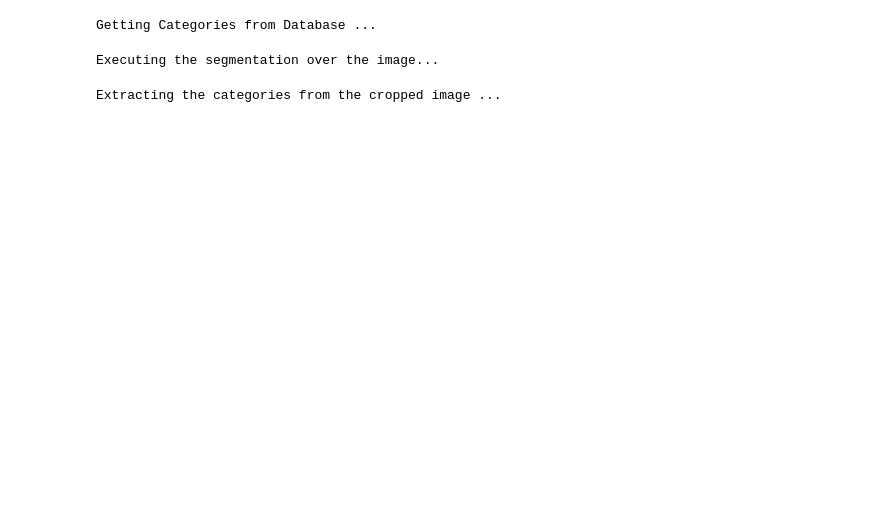
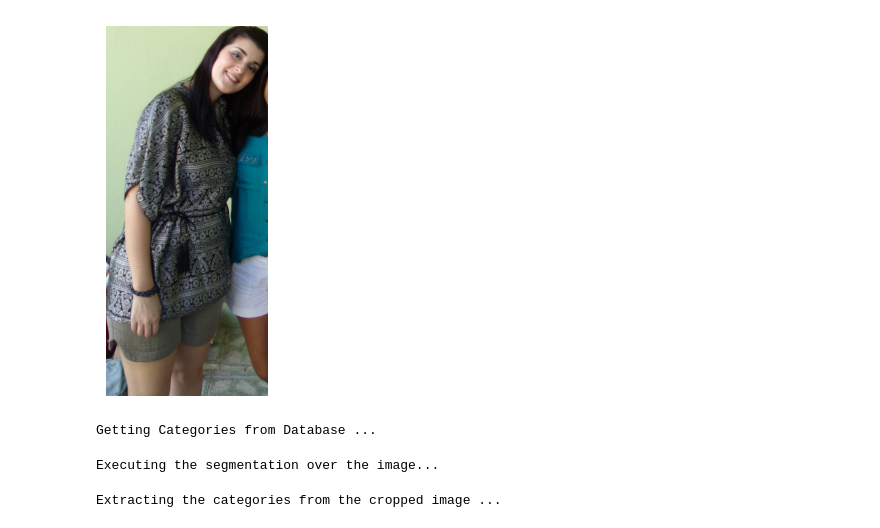
Before and after one commit to JhonatanCaldeira/dressing_virtuel_data_collector, a Jupyter notebook: app_test.ipynb, the cells around one changed output. Cells and saved outputs as stored; diff of their text form; code cells hidden in the pictures; blank space fills up the shorter version.

```diff
--- a/app_test.ipynb
+++ b/app_test.ipynb
@@ -79,3 +144,15 @@ def seg_fullbody_evaluation(image_path):
+# %%
+face_response = face_detection(FASHION_DATASET_HOME +'/brii/brii.jpg' ,
+                               io.BytesIO(person_response.content))
+
+if face_response.ok:
+    image = Image.open(io.BytesIO(face_response.content))
+    plt.imshow(image)
+    plt.axis('off')  # Turn off the axis
+    plt.show()
+    image.save(FASHION_DATASET_HOME + "/face_detection/teste.jpg")
+# %% [output]
+[figure, added]
 # %%
 # Fetch categories from the API and store them in dictionaries
 print('Getting Categories from Database ...')
```
Also changed, not shown: parts of 4 cells of this notebook, 4 other files.
